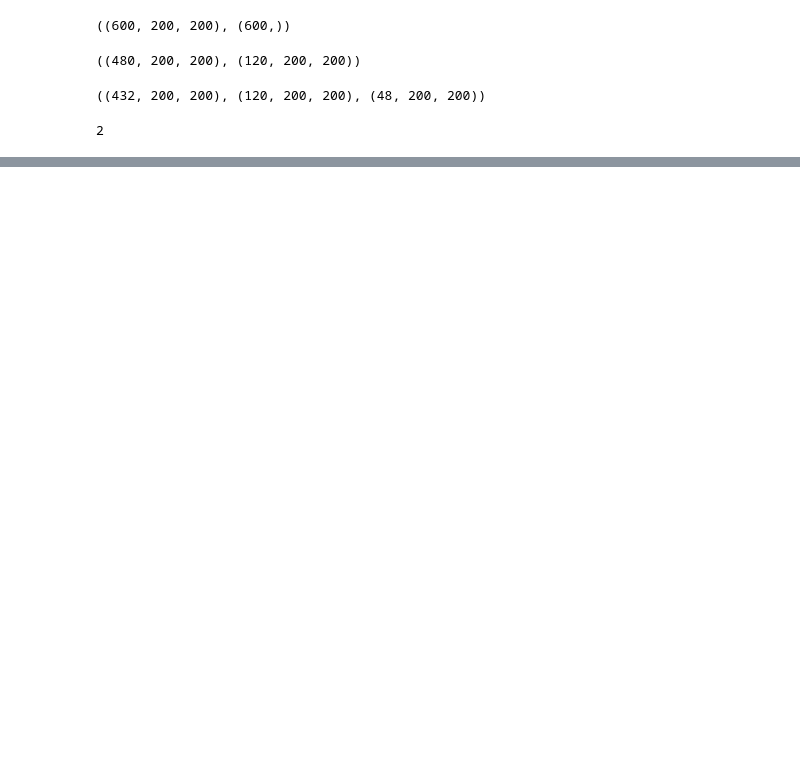
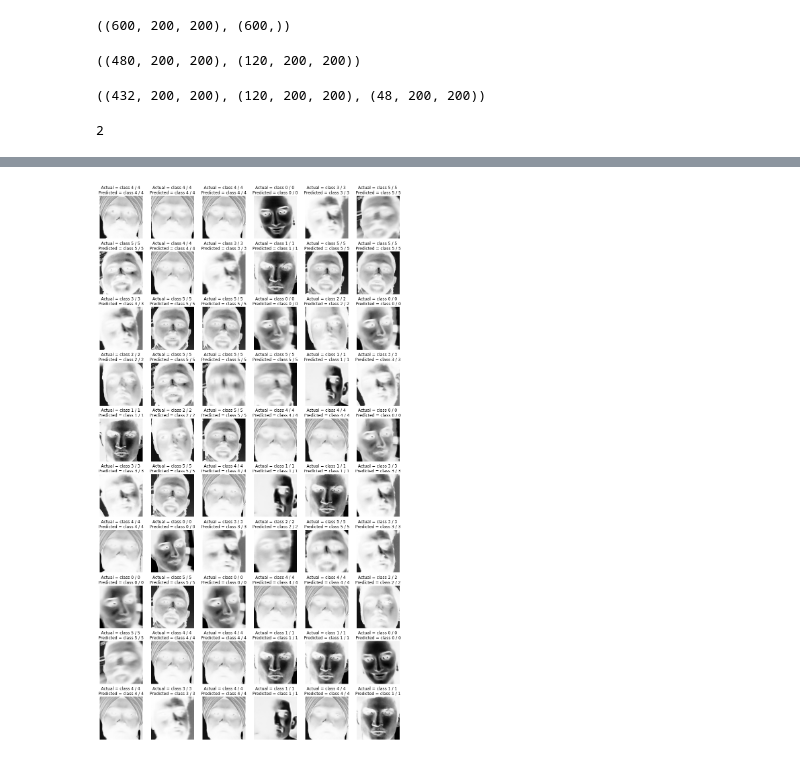
Before and after one commit to atulcoin/pure-face-recognination-with-open-cv-and-tensorflow, a Jupyter notebook: creating model using keras from data collected data sets .ipynb, the cells around one changed output, grey strips where cells are left out. Drawn from its saved outputs; the diff is of its cells as text; code cells hidden in the pictures; blank space fills up the shorter version.

```diff
--- a/creating model using keras from data collected data sets .ipynb
+++ b/creating model using keras from data collected data sets .ipynb
@@ -198,0 +262,11 @@ NameError: name 'plt' is not defined
+# %%
+plt.figure(figsize=(16,30))
+class_labels = ['class 0', 'class 1', 'class 2', 'class 3', 'class 4', 'class 5']
+j=1
+for i in np.random.randint(0, 120,60):
+  plt.subplot(10,6, j); j+=1
+  plt.imshow(X_test[i], cmap = 'Greys')
+  plt.title('Actual = {} / {} \nPredicted = {} / {}'.format(class_labels[y_test[i]], y_test[i], class_labels[np.argmax(y_pred[i])],np.argmax(y_pred[i])))
+  plt.axis('off')
+# %% [output]
+[figure, added]
```
Also changed, not shown: parts of 19 cells of this notebook, 1 other file.
